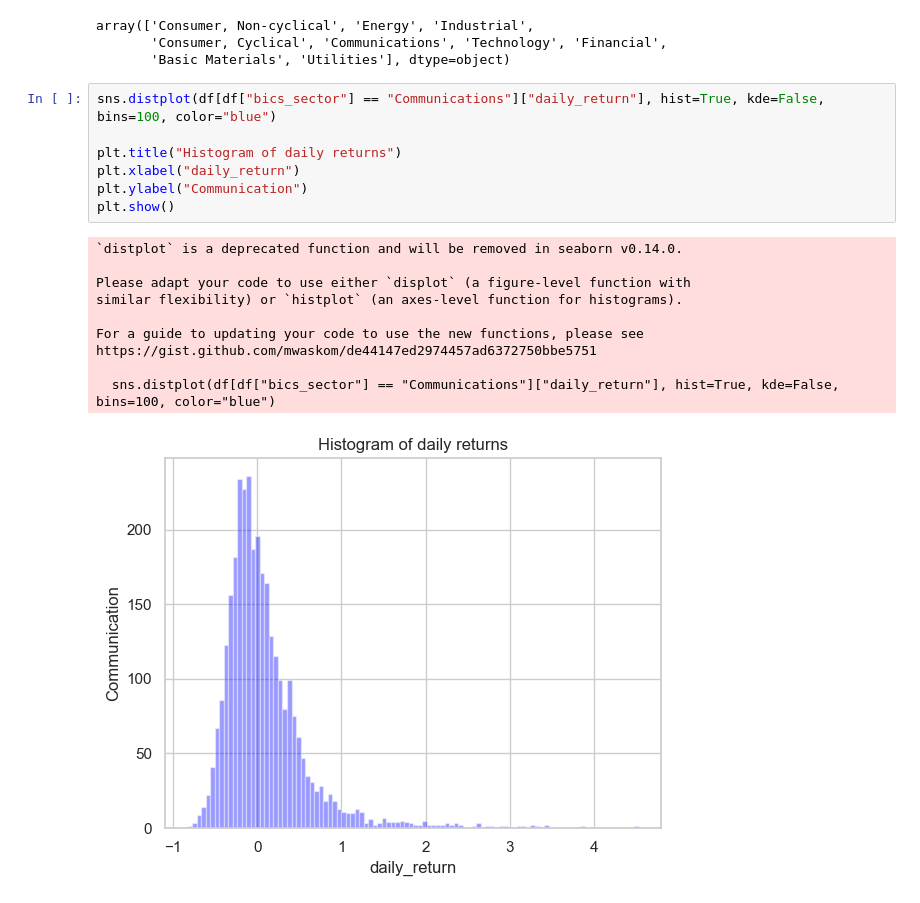
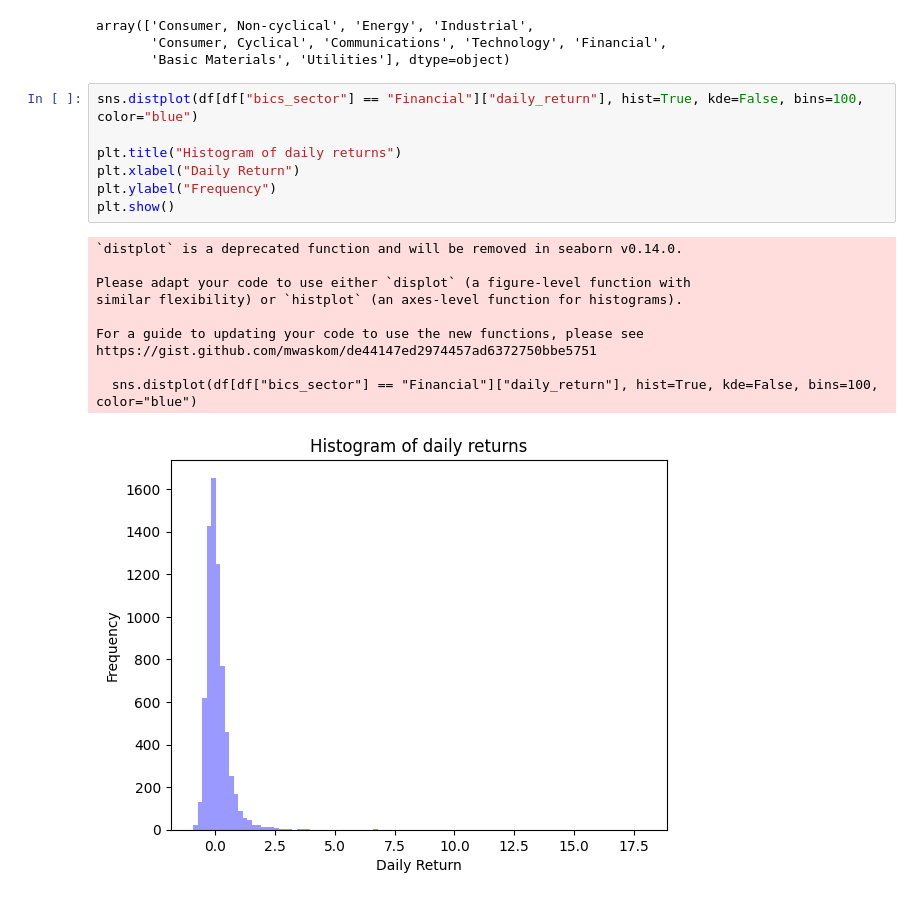
Before and after one commit to glennsalter/yintercept-test, a Jupyter notebook: main.ipynb, the cells around one changed output. Saved outputs shown, nothing was run; the diff lists cells and outputs as text.

```diff
--- a/main.ipynb
+++ b/main.ipynb
@@ -199,20 +199,20 @@ array(['Consumer, Non-cyclical', 'Energy', 'Industrial',
        'Consumer, Cyclical', 'Communications', 'Technology', 'Financial',
        'Basic Materials', 'Utilities'], dtype=object)
 # %%
-sns.distplot(df[df["bics_sector"] == "Communications"]["daily_return"], hist=True, kde=False, bins=100, color="blue")
+sns.distplot(df[df["bics_sector"] == "Financial"]["daily_return"], hist=True, kde=False, bins=100, color="blue")
 
 plt.title("Histogram of daily returns")
-plt.xlabel("daily_return")
-plt.ylabel("Communication")
+plt.xlabel("Daily Return")
+plt.ylabel("Frequency")
 plt.show()
 # %% [output]
 `distplot` is a deprecated function and will be removed in seaborn v0.14.0.
 
 Please adapt your code to use either `displot` (a figure-level function with
 similar flexibility) or `histplot` (an axes-level function for histograms).
 
 For a guide to updating your code to use the new functions, please see
 https://gist.github.com/mwaskom/de44147ed2974457ad6372750bbe5751
 
-  sns.distplot(df[df["bics_sector"] == "Communications"]["daily_return"], hist=True, kde=False, bins=100, color="blue")
+  sns.distplot(df[df["bics_sector"] == "Financial"]["daily_return"], hist=True, kde=False, bins=100, color="blue")
-[figure, old version]
+[figure, new version]
```
Also changed, not shown: parts of 1 cell of this notebook.
